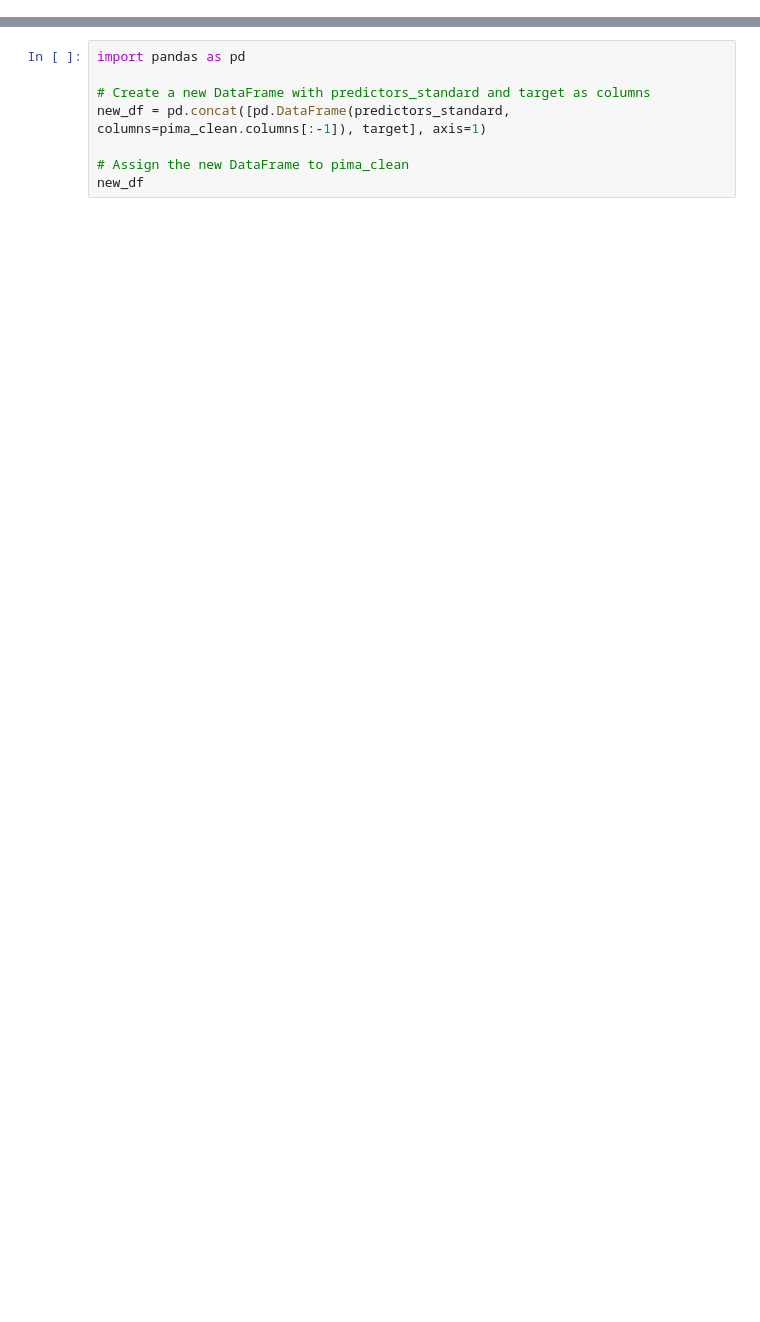
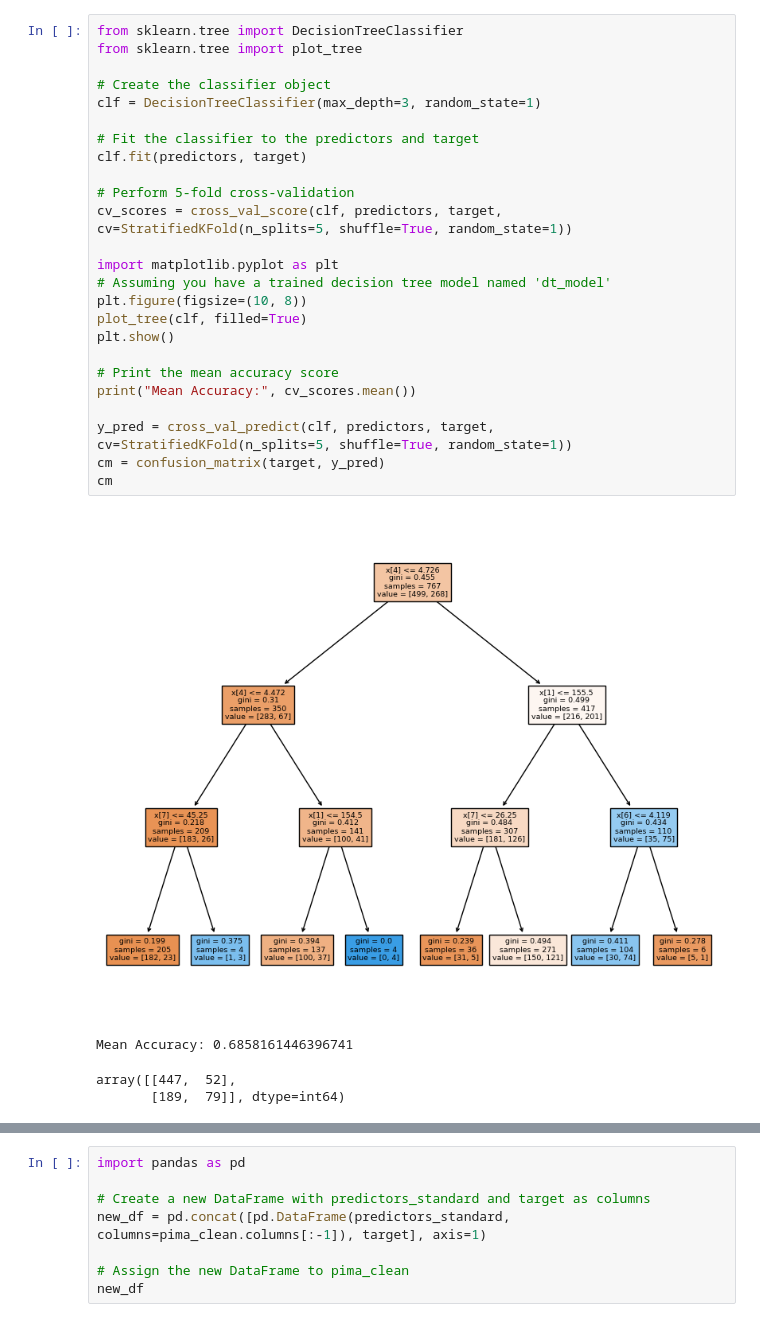
Before and after one commit to darthaydar/Data-Science-Project-Pima, a Jupyter notebook: pima_modeling.ipynb, the cells around one changed output, grey strips where cells are left out. Saved outputs shown, nothing was run; the diff lists cells and outputs as text; blank space fills up the shorter version.

```diff
--- a/pima_modeling.ipynb
+++ b/pima_modeling.ipynb
@@ -52,3 +118,33 @@ array([[433,  66],
+# %%
+from sklearn.tree import DecisionTreeClassifier
+from sklearn.tree import plot_tree
+
+# Create the classifier object
+clf = DecisionTreeClassifier(max_depth=3, random_state=1)
+
+# Fit the classifier to the predictors and target
+clf.fit(predictors, target)
+
+# Perform 5-fold cross-validation
+cv_scores = cross_val_score(clf, predictors, target, cv=StratifiedKFold(n_splits=5, shuffle=True, random_state=1))
+
+import matplotlib.pyplot as plt
+# Assuming you have a trained decision tree model named 'dt_model'
+plt.figure(figsize=(10, 8))
+plot_tree(clf, filled=True)
+plt.show()
+
+# Print the mean accuracy score
+print("Mean Accuracy:", cv_scores.mean())
+
+y_pred = cross_val_predict(clf, predictors, target, cv=StratifiedKFold(n_splits=5, shuffle=True, random_state=1))
+cm = confusion_matrix(target, y_pred)
+cm
+# %% [output]
+[figure, added]
+Mean Accuracy: 0.6858161446396741
+array([[447,  52],
+       [189,  79]], dtype=int64)
 # %%
 from sklearn.ensemble import RandomForestClassifier
 from sklearn.model_selection import cross_val_score
```
Also changed, not shown: parts of 17 cells of this notebook.
